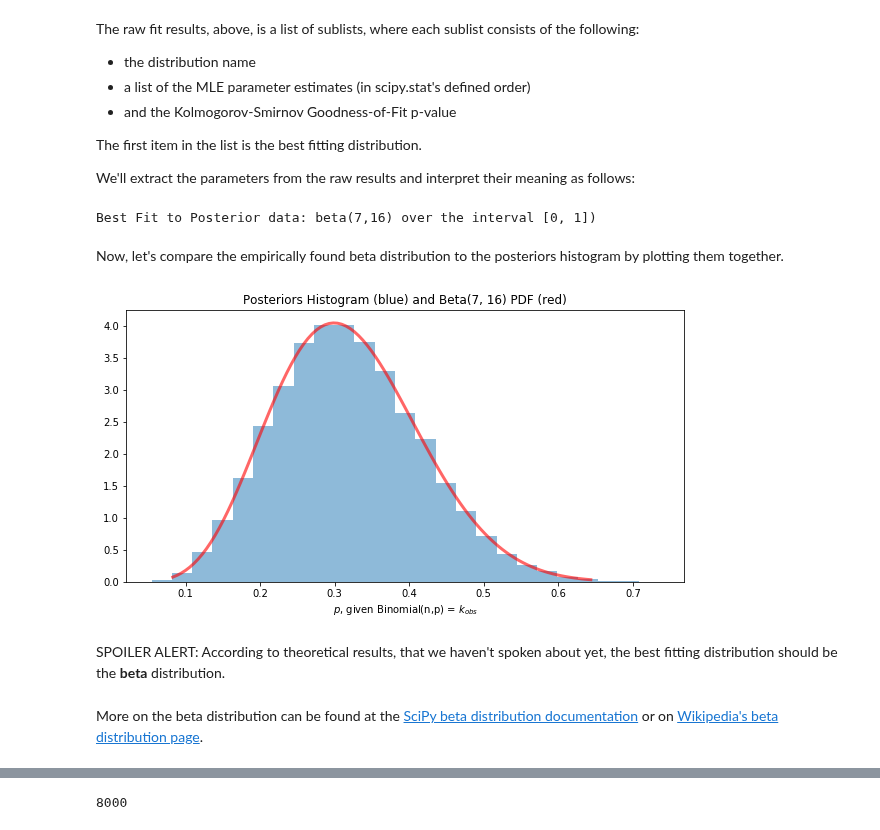
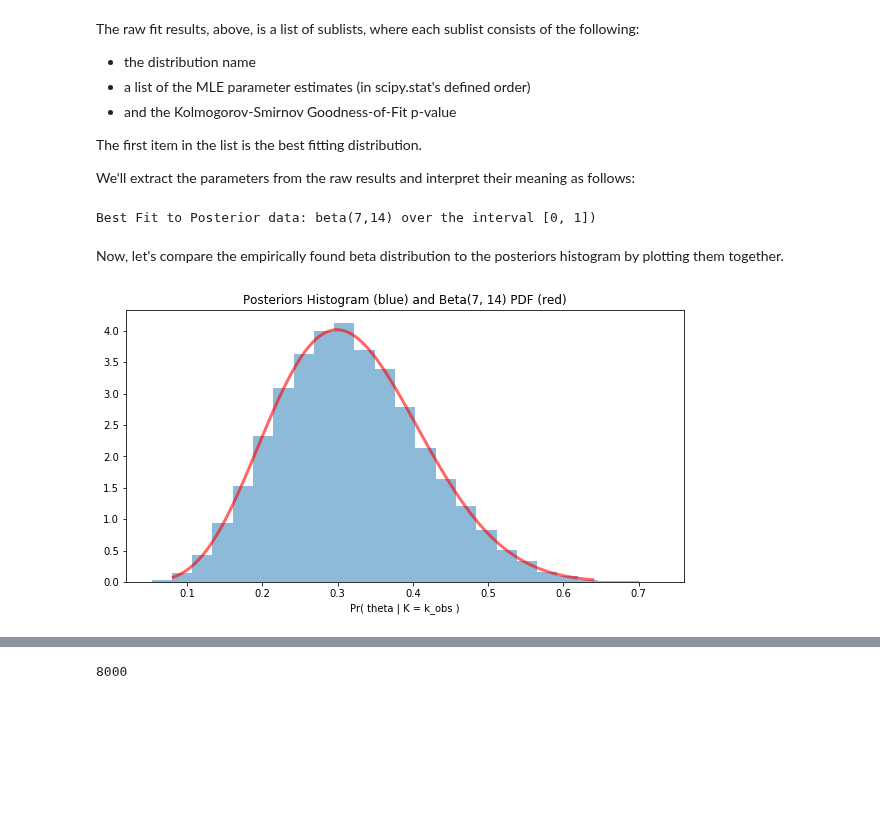
Before and after one commit to alreich/ipython-notebooks, a Jupyter notebook: Bayesian_Data_Analysis.ipynb, the cells around one changed output, grey strips where cells are left out. Cells and saved outputs as stored; diff of their text form; code cells hidden in the pictures; blank space fills up the shorter version.

```diff
--- a/Bayesian_Data_Analysis.ipynb
+++ b/Bayesian_Data_Analysis.ipynb
@@ -207,29 +205,25 @@ The first item in the list is the best fitting distribution.
 
 We'll extract the parameters from the raw results and interpret their meaning as follows:
 # %%
-index = 0
+index = 1
 name = raw_fit_results[index][0]
 mle = raw_fit_results[index][1]
 mle_rounded = tuple(map(lambda x: int(round(x)), mle))
 shape_a, shape_b, location, scale = mle_rounded
 print(f"Best Fit to Posterior data: {name}({shape_a},{shape_b}) over the interval [{location}, {scale}])")
 # %% [output]
-Best Fit to Posterior data: beta(7,16) over the interval [0, 1])
+Best Fit to Posterior data: beta(7,14) over the interval [0, 1])
 # %% [markdown]
 Now, let's compare the empirically found beta distribution to the posteriors histogram by plotting them together.
 # %%
 from scipy.stats import beta
 from numpy import linspace
 
-plt.xlabel('$p$, given Binomial(n,p) = $k_{obs}$')
+plt.xlabel("Pr( theta | K = k_obs )")
 plt.title(f'Posteriors Histogram (blue) and Beta({shape_a}, {shape_b}) PDF (red)')
 
 x = linspace(beta.ppf(0.001, *mle), beta.ppf(0.999, *mle), 100)
 plt.plot(x, beta.pdf(x, *mle), 'r-', lw=3, alpha=0.6)
 _, _, _ = plt.hist(posteriors, hbins, density=True, alpha=0.5)
 # %% [output]
-[figure, old version]
+[figure, new version]
-# %% [markdown]
-SPOILER ALERT: According to theoretical results, that we haven't spoken about yet, the best fitting distribution should be the <b>beta</b> distribution.
-# %% [markdown]
-More on the beta distribution can be found at the [SciPy beta distribution documentation](https://docs.scipy.org/doc/scipy/reference/generated/scipy.stats.beta.html) or on [Wikipedia's beta distribution page](https://en.wikipedia.org/wiki/Beta_distribution).
```
Also changed, not shown: parts of 27 cells of this notebook.
